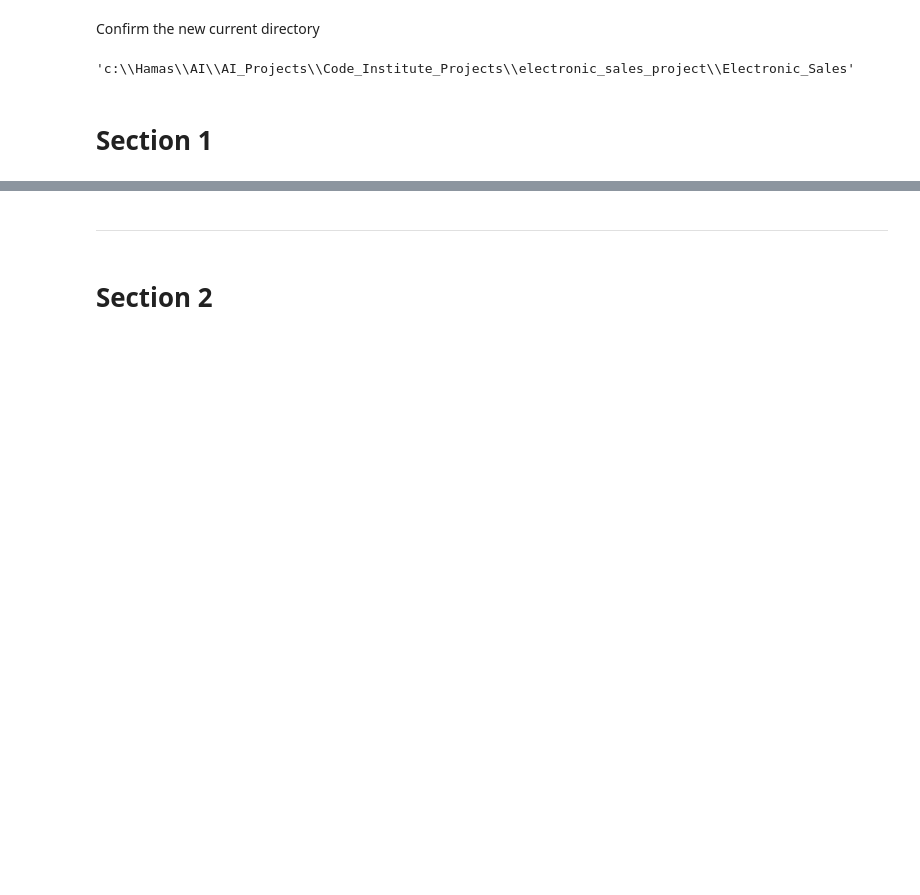
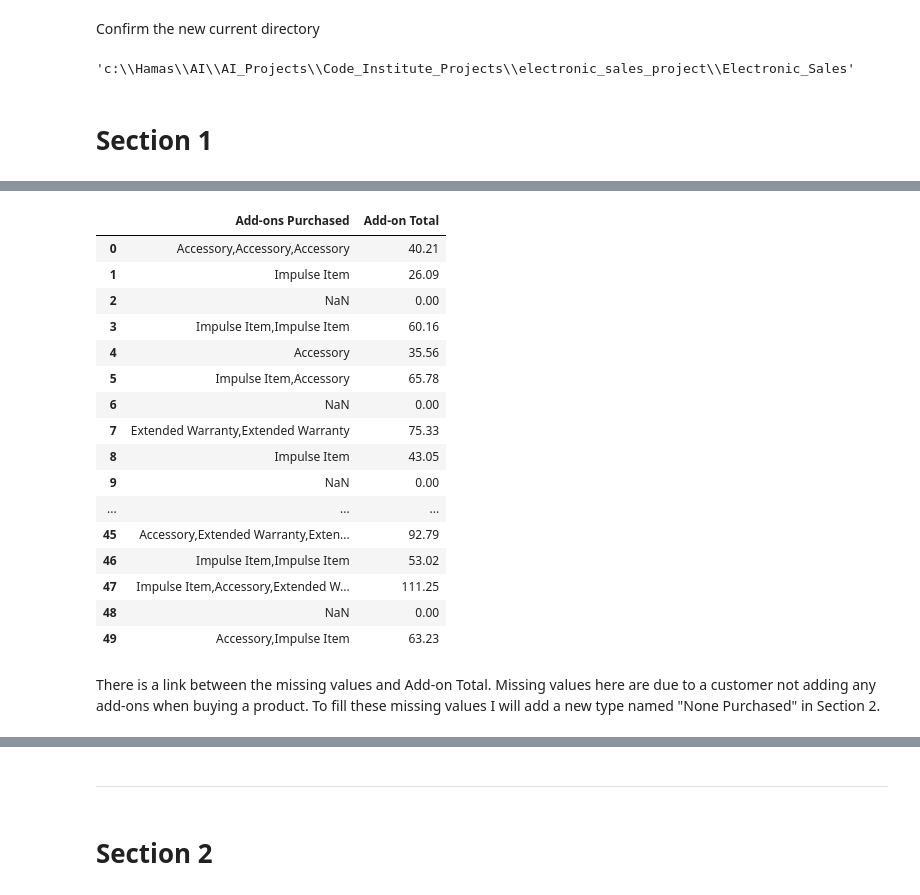
Before and after one commit to Hamza-Murshad/Electronic_Sales, a Jupyter notebook: jupyter_notebooks/ETL.ipynb, the cells around one changed output, grey strips where cells are left out. Cells and saved outputs as stored; diff of their text form; code cells hidden in the pictures; blank space fills up the shorter version.

```diff
--- a/jupyter_notebooks/ETL.ipynb
+++ b/jupyter_notebooks/ETL.ipynb
@@ -114,0 +128,22 @@ dtype: int64
+# %%
+df[['Add-ons Purchased', 'Add-on Total']].head(50) # Checking For a link between these columns
+# %% [output]
+|  | Add-ons Purchased | Add-on Total |
+| 0 | Accessory,Accessory,Accessory | 40.21 |
+| 1 | Impulse Item | 26.09 |
+| 2 | NaN | 0.00 |
+| 3 | Impulse Item,Impulse Item | 60.16 |
+| 4 | Accessory | 35.56 |
+| 5 | Impulse Item,Accessory | 65.78 |
+| 6 | NaN | 0.00 |
+| 7 | Extended Warranty,Extended Warranty | 75.33 |
+| 8 | Impulse Item | 43.05 |
+| 9 | NaN | 0.00 |
+| ... | ... | ... |
+| 45 | Accessory,Extended Warranty,Exten... | 92.79 |
+| 46 | Impulse Item,Impulse Item | 53.02 |
+| 47 | Impulse Item,Accessory,Extended W... | 111.25 |
+| 48 | NaN | 0.00 |
+| 49 | Accessory,Impulse Item | 63.23 |
+# %% [markdown]
+There is a link between the missing values and Add-on Total. Missing values here are due to a customer not adding any add-ons when buying a product. To fill these missing values I will add a new type named "None Purchased" in Section 2.
```
Also changed, not shown: parts of 32 cells of this notebook.
